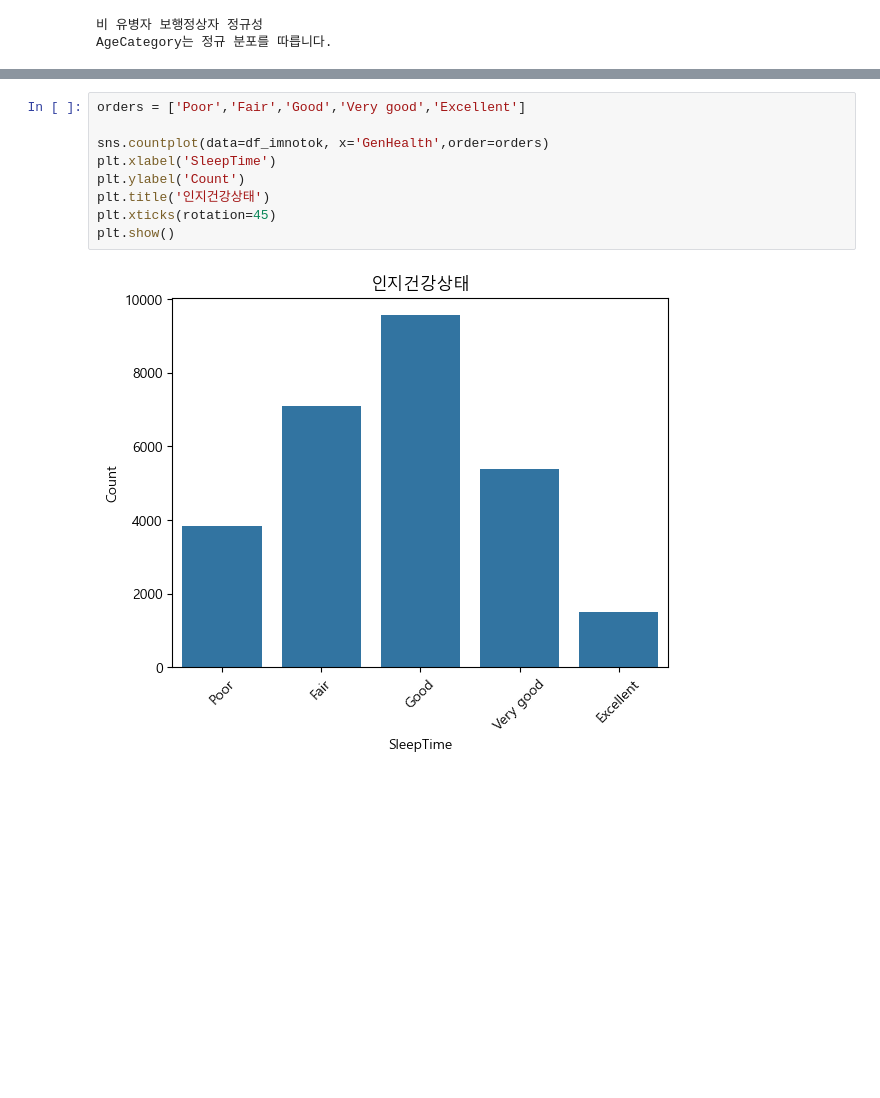
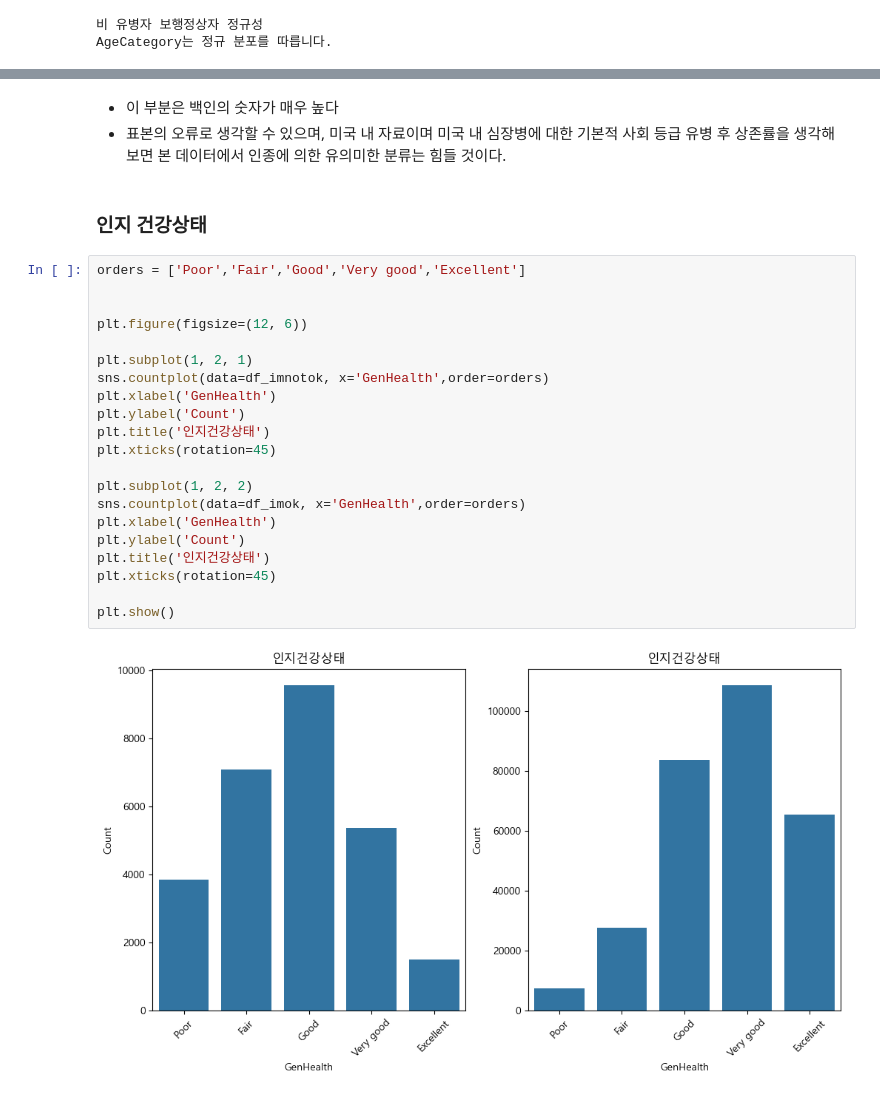
Before and after one commit to nohjuhyeon/healthcare_team, a Jupyter notebook: docs/yohan/Analysis/helth_analysis.ipynb, the cells around one changed output, grey strips where cells are left out. Drawn from its saved outputs; the diff is of its cells as text; blank space fills up the shorter version.

```diff
--- a/docs/yohan/Analysis/helth_analysis.ipynb
+++ b/docs/yohan/Analysis/helth_analysis.ipynb
@@ -636,11 +736,28 @@ plt.show()
+# %% [markdown]
+- 이 부분은 백인의 숫자가 매우 높다
+- 표본의 오류로 생각할 수 있으며, 미국 내 자료이며 미국 내 심장병에 대한 기본적 사회 등급 유병 후 상존률을 생각해보면 본 데이터에서 인종에 의한 유의미한 분류는 힘들 것이다.
+# %% [markdown]
+### 인지 건강상태
 # %%
 orders = ['Poor','Fair','Good','Very good','Excellent']
 
+
+plt.figure(figsize=(12, 6))
+
+plt.subplot(1, 2, 1)
 sns.countplot(data=df_imnotok, x='GenHealth',order=orders)
-plt.xlabel('SleepTime')
+plt.xlabel('GenHealth')
 plt.ylabel('Count')
 plt.title('인지건강상태')
 plt.xticks(rotation=45)
+
+plt.subplot(1, 2, 2)
+sns.countplot(data=df_imok, x='GenHealth',order=orders)
+plt.xlabel('GenHealth')
+plt.ylabel('Count')
+plt.title('인지건강상태')
+plt.xticks(rotation=45)
+
 plt.show()
 # %% [output]
-[figure, old version]
+[figure, new version]
```
Also changed, not shown: parts of 20 cells of this notebook.
